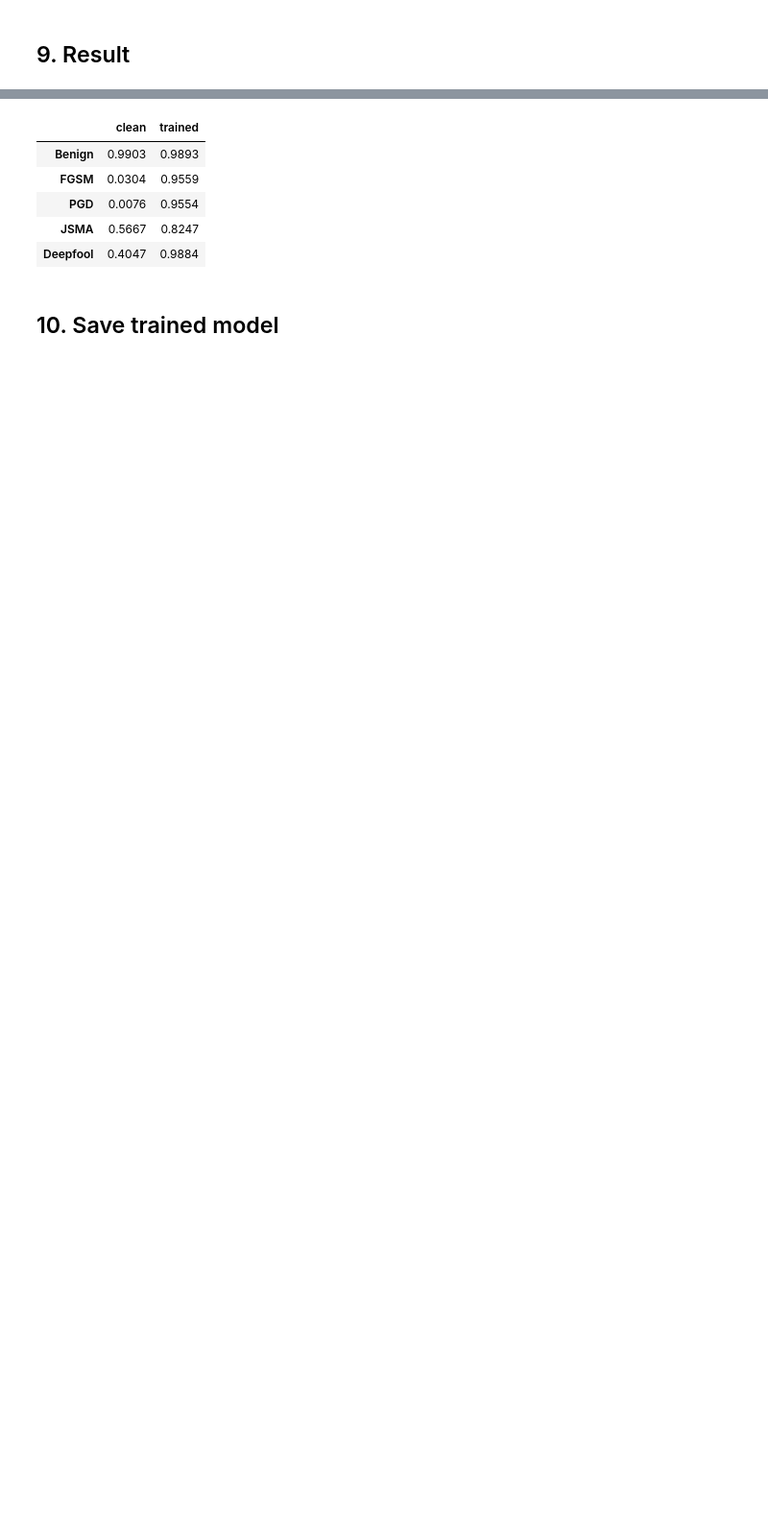
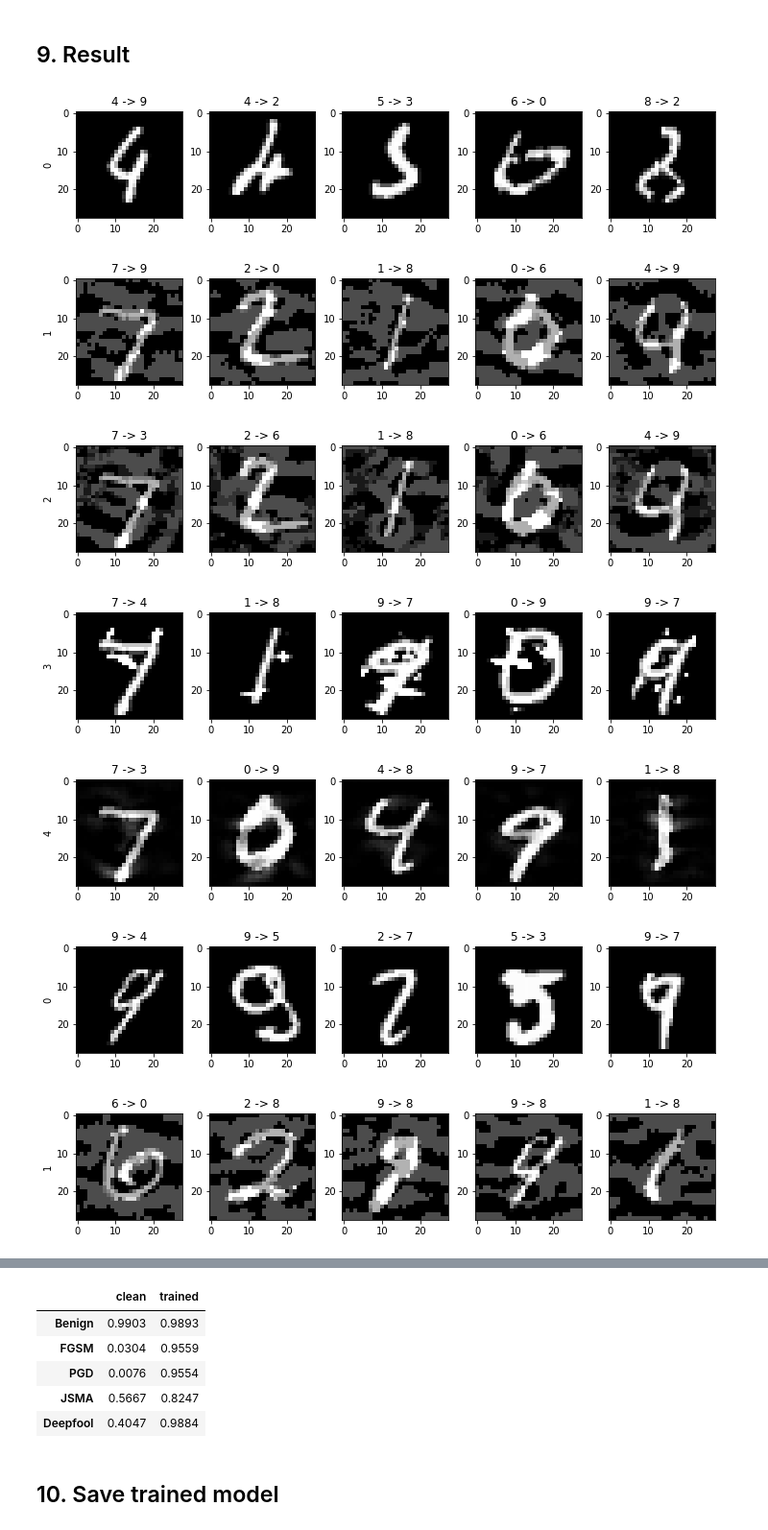
Before and after one commit to sanglee325/metric-train, a Jupyter notebook: art-lib/07whole_train.ipynb, the cells around one changed output, grey strips where cells are left out. Shown: that part at 96% size. Drawn from its saved outputs; the diff is of its cells as text; code cells hidden in the pictures; blank space fills up the shorter version.

```diff
--- a/art-lib/07whole_train.ipynb
+++ b/art-lib/07whole_train.ipynb
@@ -159,6 +159,7 @@ Train 3 done
 ## 8. Evaluate model on adversarial examples
 # %%
 models_accuracy = []
+examples = []
 
 print('model #: 0-um, 1-trained')
 print('test #: 0-fgsm, 1-pgd, 2-jsma, 3-deepfool')
@@ -167,16 +168,33 @@ print('test #: 0-fgsm, 1-pgd, 2-jsma, 3-deepfool')
 for i, (classifier) in enumerate(classifiers):
     print('\nmodel #{}'.format(i))
     model_accuracy = []
+    example = []
     predictions = classifier.predict(x_test)
     accuracy = np.sum(np.argmax(predictions, axis=1) == np.argmax(y_test, axis=1)) / len(y_test)
     print('Accuracy on benign test examples: {}%'.format(accuracy * 100))
     model_accuracy.append(accuracy)
+    b_ex = []
+    for idx, (pred) in enumerate(predictions):
+        if np.argmax(pred) != np.argmax(y_test[idx]):
+            b_ex.append((x_test[idx], np.argmax(pred), np.argmax(y_test[idx])))
+        if len(b_ex) == 5:
+            example.append(b_ex)
+            break
+
     for j, (x_test_adv) in enumerate(adv_tests):
+        adv_ex = []
         predictions = classifier.predict(x_test_adv)
         accuracy = np.sum(np.argmax(predictions, axis=1) == np.argmax(y_test, axis=1)) / len(y_test)
         print('Accuracy on model with adversarial test #{} examples: {}%'.format(j, accuracy * 100))
         model_accuracy.append(accuracy)
+        for idx, (pred) in enumerate(predictions):
+            if np.argmax(pred) != np.argmax(y_test[idx]):
+                adv_ex.append((x_test_adv[idx], np.argmax(pred), np.argmax(y_test[idx])))
+            if len(adv_ex) == 5:
+                example.append(adv_ex)
+                break
     models_accuracy.append(model_accuracy)
+    examples.append(example)
 # %% [output]
 model #: 0-um, 1-trained
 test #: 0-fgsm, 1-pgd, 2-jsma, 3-deepfool
@@ -197,2 +215,33 @@ Accuracy on model with adversarial test #3 examples: 98.83999999999999%
 # %% [markdown]
 ## 9. Result
+# %%
+from torchvision.utils import save_image
+import matplotlib.pyplot as plt
+%matplotlib inline
+
+SAVE_PATH = './examples/'
+
+
+for i, (example) in enumerate(examples):
+    for j, (images) in enumerate(example):
+        plt.figure(figsize=(10,10))
+        cnt = 0
+        for k, (image, pred, orig) in enumerate(images):
+            cnt+=1
+            plt.subplot(5, len(images), cnt)
+            if k == 0:
+                plt.ylabel(str(j))
+            plt.title('{} -> {}'.format(orig, pred))
+            plt.imshow(np.rot90(np.flip(image.reshape(28, 28, order='C'), axis=1)), cmap='gray')
+            title = SAVE_PATH + str(i) +'_'+ str(j) + '_[' + str(orig) + '_' + str(pred) +'].png'
+            save_image(torch.from_numpy(np.rot90(np.flip(image.reshape(28, 28, order='C'), axis=1))), title)
+        plt.tight_layout()
+        plt.show()
+# %% [output]
+[figure, added]
+[figure, added]
+[figure, added]
+[figure, added]
+[figure, added]
+[figure, added]
+[figure, added]
```
Also changed, not shown: parts of 2 cells of this notebook.
